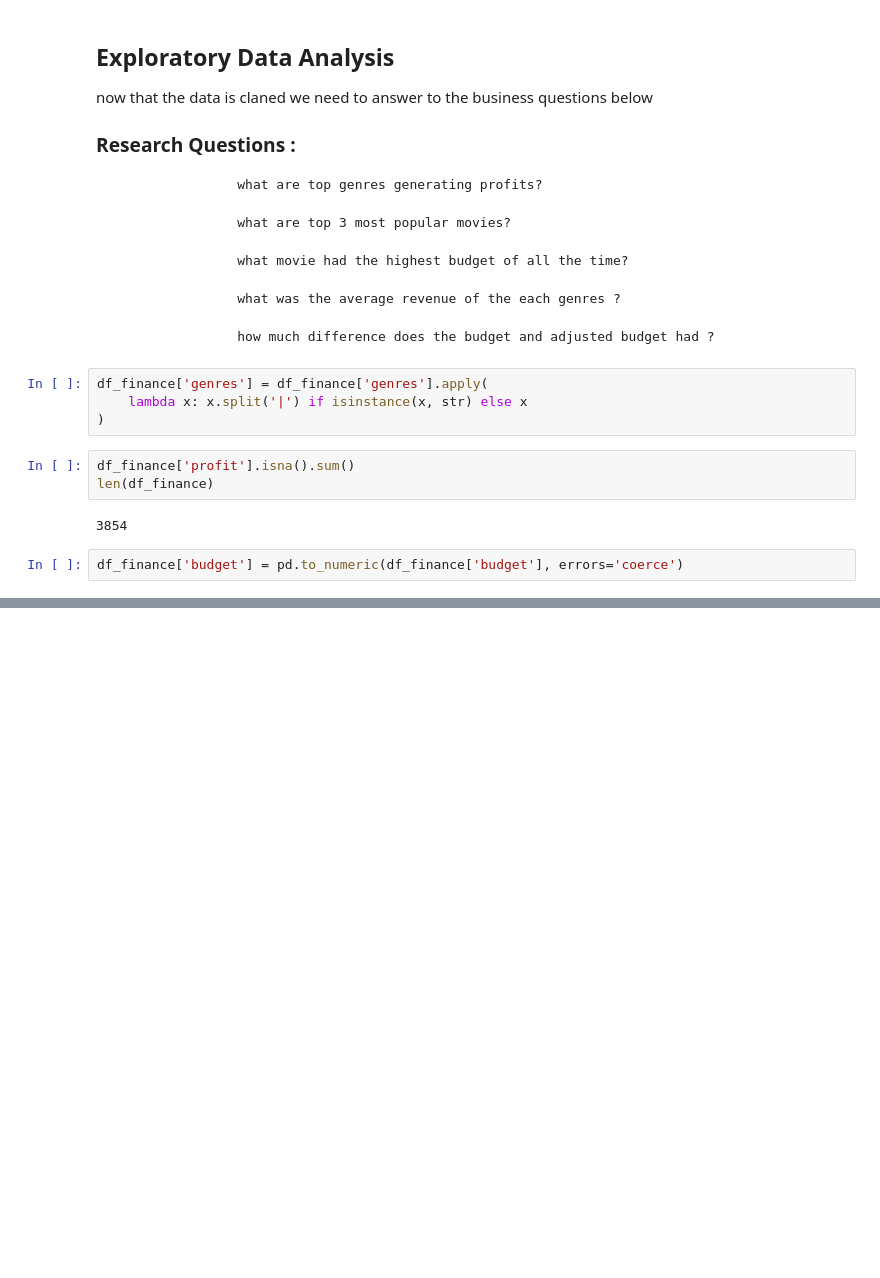
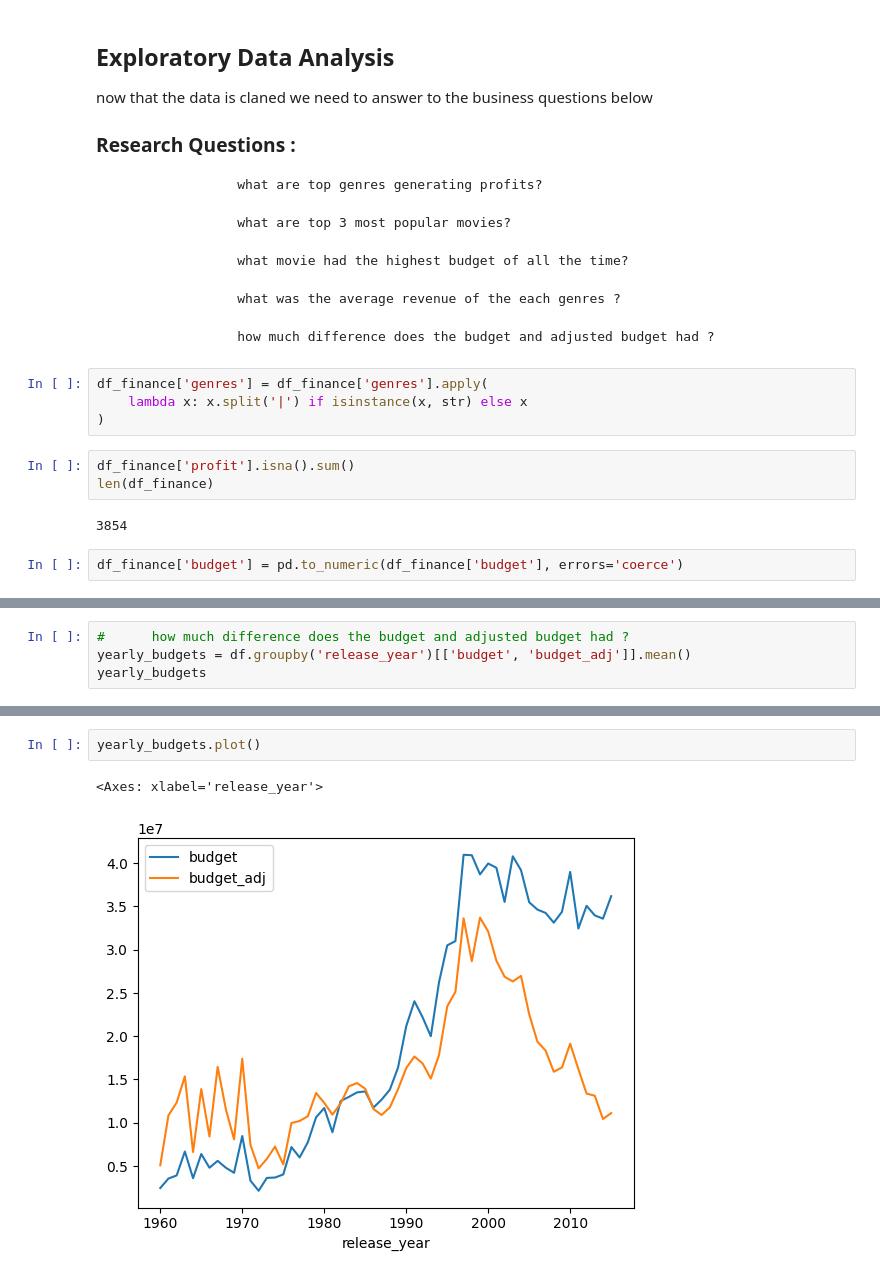
Before and after one commit to Jawid-Arabzada/tmdb_movies_analysis, a Jupyter notebook: tmdb_movie_analysis.ipynb, the cells around one changed output, grey strips where cells are left out. Cells and saved outputs as stored; diff of their text form; blank space fills up the shorter version.

```diff
--- a/tmdb_movie_analysis.ipynb
+++ b/tmdb_movie_analysis.ipynb
@@ -341,0 +465,4 @@ IndexError: index 0 is out of bounds for axis 0 with size 0
+# %%
+#      how much difference does the budget and adjusted budget had ?
+yearly_budgets = df.groupby('release_year')[['budget', 'budget_adj']].mean()
+yearly_budgets
@@ -341,0 +488,5 @@ IndexError: index 0 is out of bounds for axis 0 with size 0
+# %%
+yearly_budgets.plot()
+# %% [output]
+<Axes: xlabel='release_year'>
+[figure, added]
```
Also changed, not shown: parts of 22 cells of this notebook.
